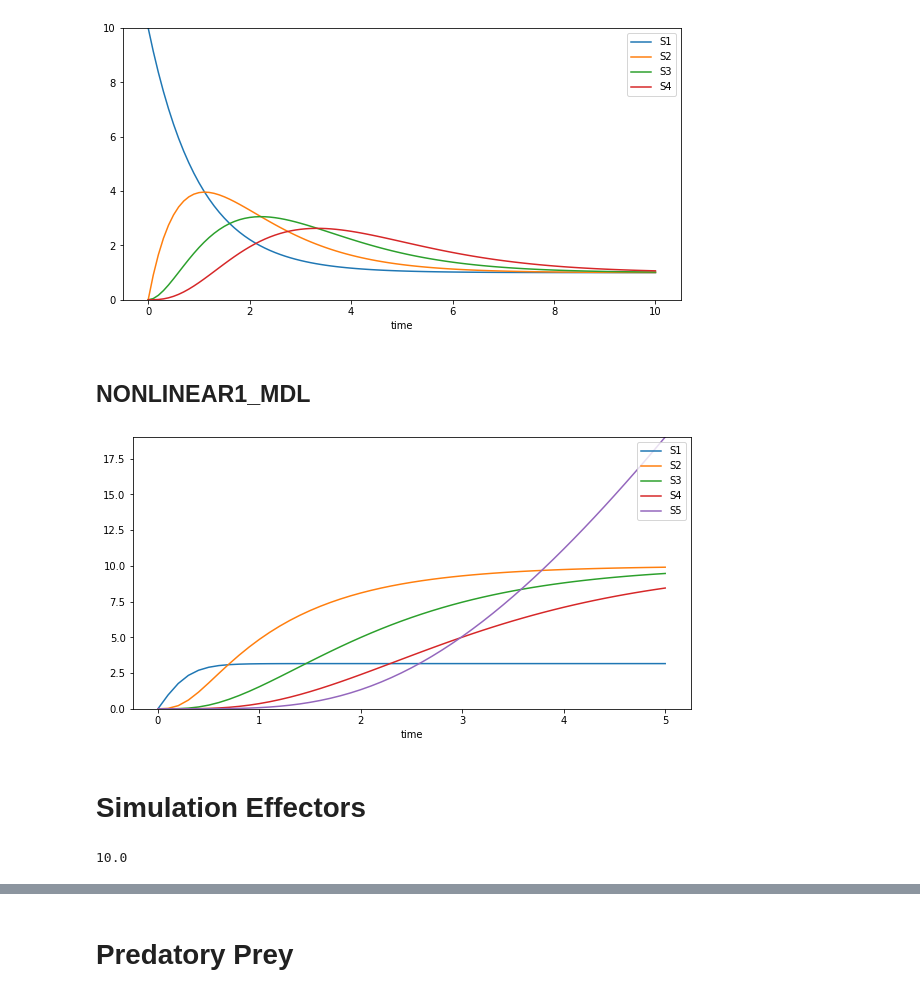
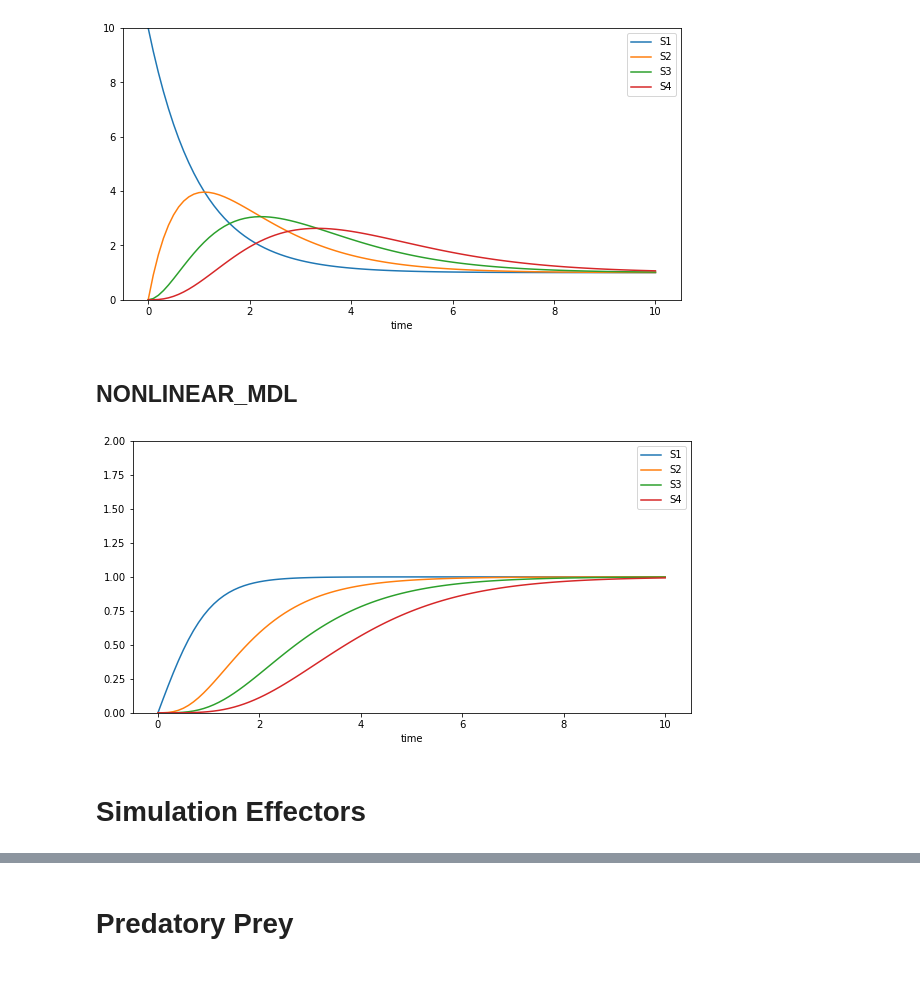
Before and after one commit to ModelEngineering/controlSBML, a Jupyter notebook: notebooks/Exploring-Feedback-Control-SBML.ipynb, the cells around one changed output, grey strips where cells are left out. Drawn from its saved outputs; the diff is of its cells as text; code cells hidden in the pictures.

```diff
--- a/notebooks/Exploring-Feedback-Control-SBML.ipynb
+++ b/notebooks/Exploring-Feedback-Control-SBML.ipynb
@@ -49,39 +49,35 @@ LINEAR_CTL.plotTrueModel(figsize=(10, 5), end_time=10)
 # %% [output]
 [figure]
 # %% [markdown]
-## NONLINEAR1_MDL
+## NONLINEAR_MDL
 # %%
 # Nonlinear model with one quadratic term
 NONLINEAR_MDL = """
-J0: $S0 -> S1; $S0
+J0: -> S1; E_J0
 J1: S1 -> S2; k2*S1*S1
 J2: S2 -> S3; k3*S2
 J3: S3 -> S4; k3*S3
-J4: S4 -> S5; k4*S4
+J4: S4 -> $S5; k4*S4
 
 k1 = 1;
 k2 = 1
 k3 = 1
 k4 = 1
-S0 = 10
+E_J0 = 1
 k0 = 1
 S1 = 0
 S2 = 0
 S3 = 0
 S4 = 0
+S5 = 2
 """
 
-NONLINEAR_CTL = ControlSBML(NONLINEAR_MDL, input_names=["J0"], output_names=["S4"])
-NONLINEAR_CTL.plotTrueModel(figsize=(10, 5))
+NONLINEAR_CTL = ctl.ControlSBML(NONLINEAR_MDL, input_names=["J0"])
+NONLINEAR_CTL.plotTrueModel(figsize=(10, 5), end_time=10, ylim=[0, 2])
 # %% [output]
-[figure, old version]
+[figure, new version]
 # %% [markdown]
 # Simulation Effectors
-# %%
-rr.reset()
-rr["S1"]
-# %% [output]
-10.0
 # %%
 length = 100
 dt = 0.1
```
Also changed, not shown: parts of 52 cells of this notebook, 2 other files.
